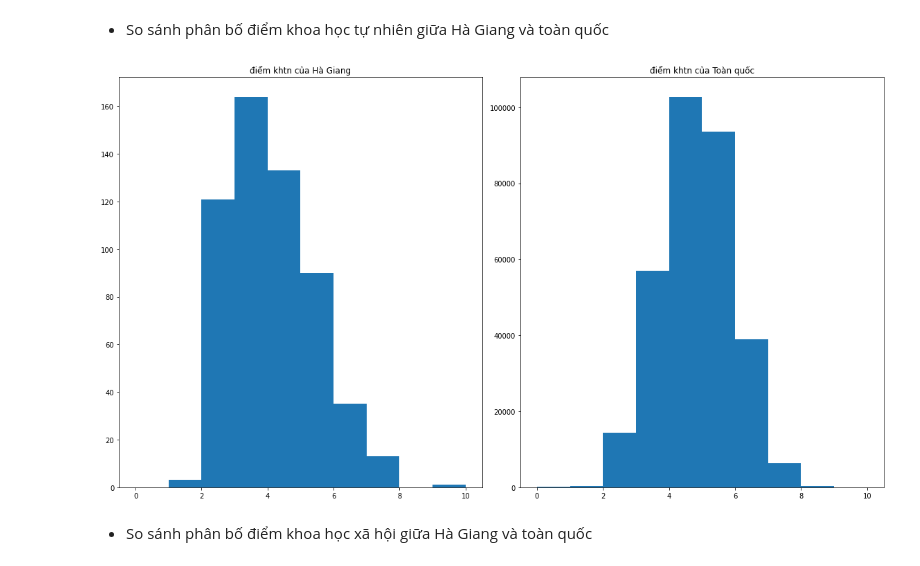
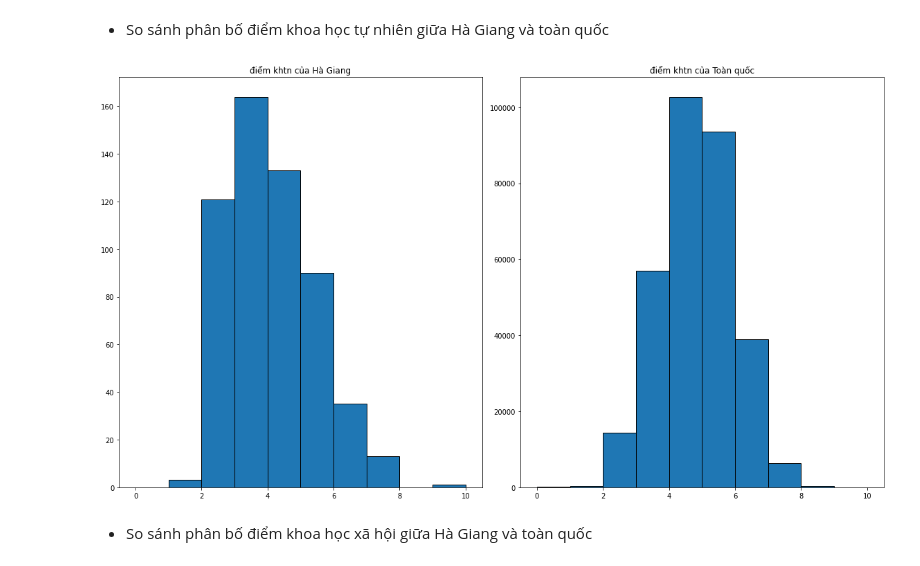
Before and after one commit to AI005/DataTHTPQG2018, a Jupyter notebook: Phuong.ipynb, the cells around one changed output. Cells and saved outputs as stored; diff of their text form; code cells hidden in the pictures.

```diff
--- a/Phuong.ipynb
+++ b/Phuong.ipynb
@@ -80,13 +80,13 @@ khxh_ToanQuoc = df_2018[df_2018.khxh != -1.00]['khxh'].sort_values()
 # %%
 fig, axs = plt.subplots(1, 2, figsize=(16,9), sharey=False, tight_layout=True)
 nbins = np.arange(0,11,1)
-axs[0].hist(khtn_HaGiang.values, bins=nbins)
+axs[0].hist(khtn_HaGiang.values, bins=nbins, edgecolor='black')
 axs[0].set_title('điểm khtn của Hà Giang')
-axs[1].hist(khtn_ToanQuoc.values, bins=nbins)
+axs[1].hist(khtn_ToanQuoc.values, bins = nbins, edgecolor='black')
 axs[1].set_title('điểm khtn của Toàn quốc')
 plt.show()
 # %% [output]
-[figure, old version]
+[figure, new version]
 # %% [markdown]
 * So sánh phân bố điểm khoa học xã hội giữa Hà Giang và toàn quốc
 # %%
```
Also changed, not shown: parts of 10 cells of this notebook.
